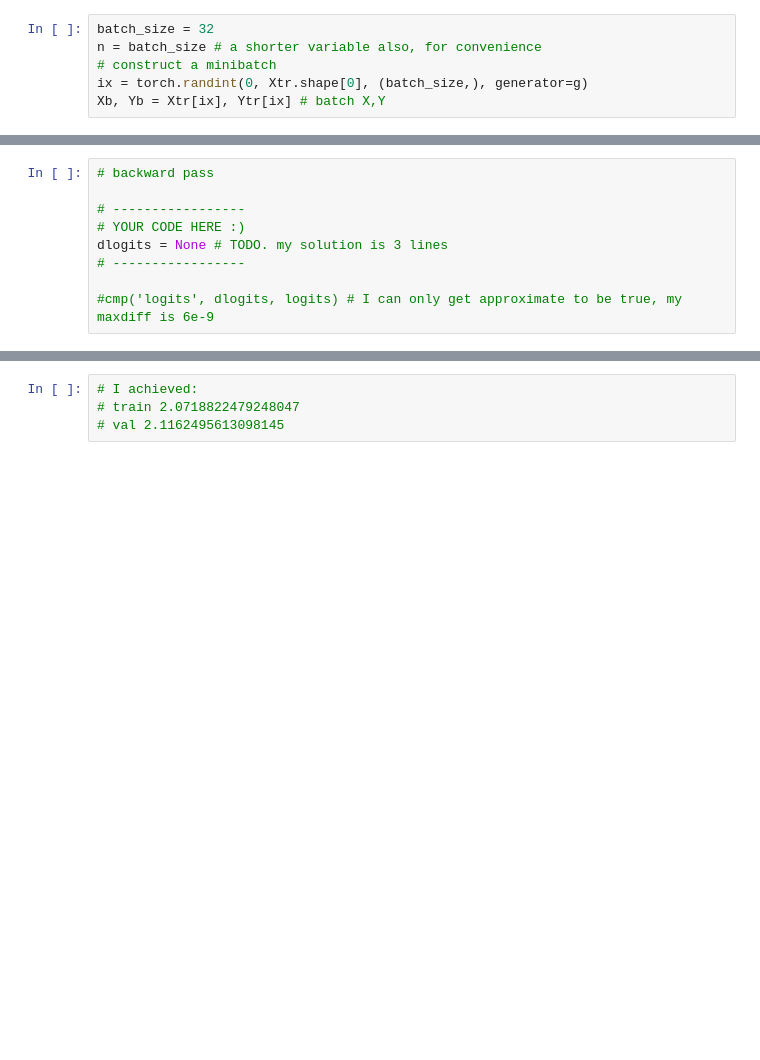
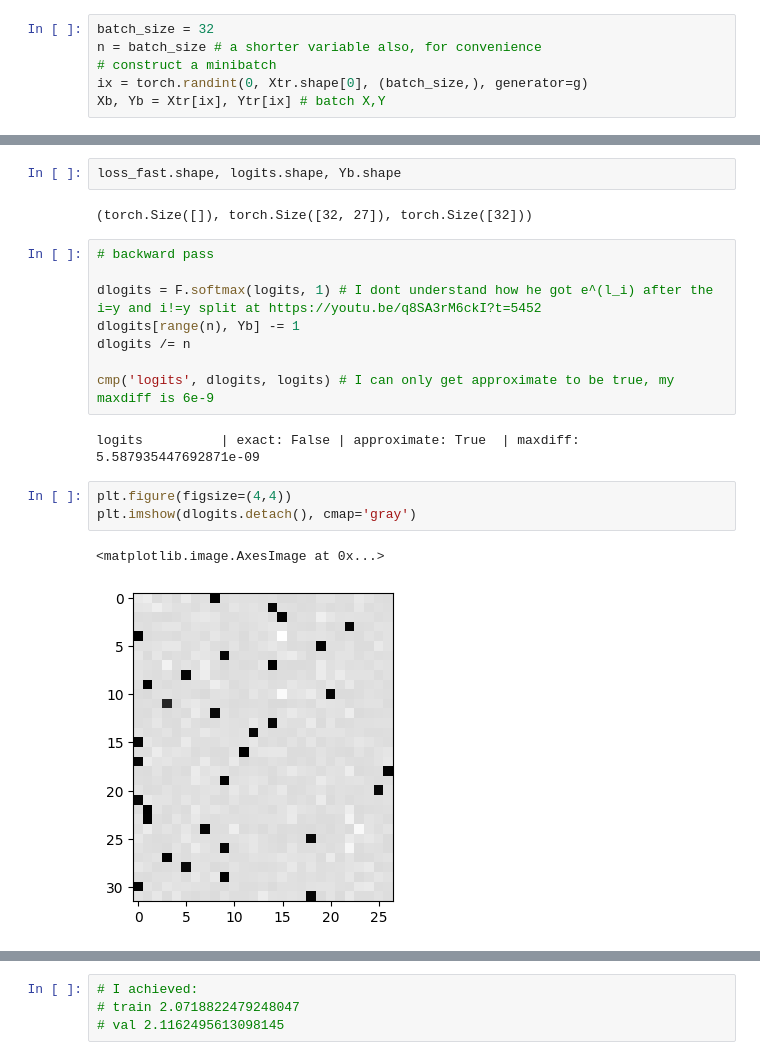
Before and after one commit to DavidHidvegi/nn-zero-to-hero, a Jupyter notebook: lectures/lecture5_makemore/lecture5_course_makemore.ipynb, the cells around one changed output, grey strips where cells are left out. Saved outputs shown, nothing was run; the diff lists cells and outputs as text; blank space fills up the shorter version.

```diff
--- a/lectures/lecture5_makemore/lecture5_course_makemore.ipynb
+++ b/lectures/lecture5_makemore/lecture5_course_makemore.ipynb
@@ -275,12 +280,23 @@ print(loss_fast.item(), 'diff:', (loss_fast - loss).item())
+# %%
+loss_fast.shape, logits.shape, Yb.shape
+# %% [output]
+(torch.Size([]), torch.Size([32, 27]), torch.Size([32]))
 # %%
 # backward pass
 
-# -----------------
-# YOUR CODE HERE :)
-dlogits = None # TODO. my solution is 3 lines
-# -----------------
+dlogits = F.softmax(logits, 1) # I dont understand how he got e^(l_i) after the i=y and i!=y split at https://youtu.be/q8SA3rM6ckI?t=5452
+dlogits[range(n), Yb] -= 1
+dlogits /= n
 
-#cmp('logits', dlogits, logits) # I can only get approximate to be true, my maxdiff is 6e-9
+cmp('logits', dlogits, logits) # I can only get approximate to be true, my maxdiff is 6e-9
+# %% [output]
+logits          | exact: False | approximate: True  | maxdiff: 5.587935447692871e-09
+# %%
+plt.figure(figsize=(4,4))
+plt.imshow(dlogits.detach(), cmap='gray')
+# %% [output]
+<matplotlib.image.AxesImage at 0x...>
+[figure, added]
 # %%
 # Exercise 3: backprop through batchnorm but all in one go
 # to complete this challenge look at the mathematical expression of the output of batchnorm,
```
Also changed, not shown: parts of 14 cells of this notebook.
